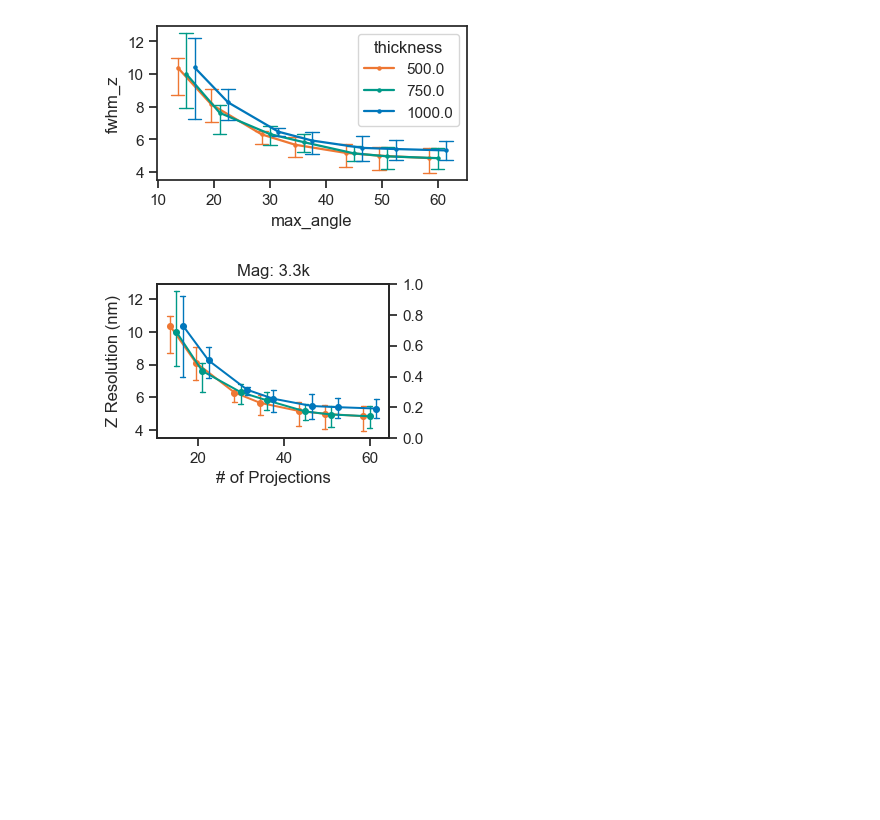
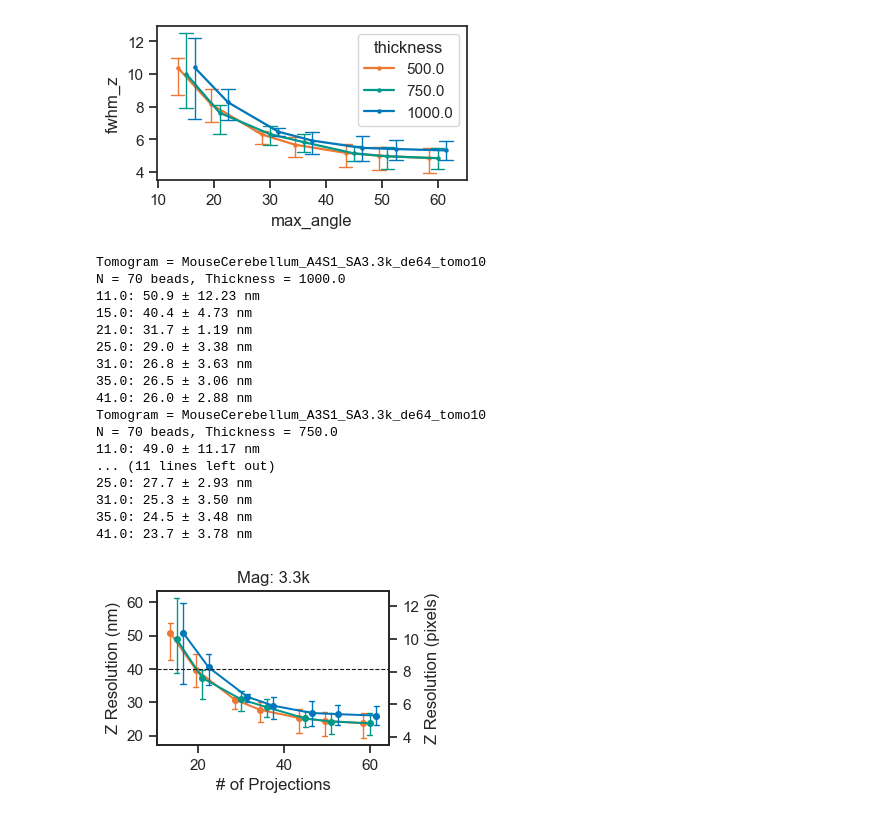
Before and after one commit to kuan-lab/tem-tomo, a Jupyter notebook: bead_resolution/250826_bead_res.ipynb, the cells around one changed output. Saved outputs shown, nothing was run; the diff lists cells and outputs as text; code cells hidden in the pictures; blank space fills up the shorter version.

```diff
--- a/bead_resolution/250826_bead_res.ipynb
+++ b/bead_resolution/250826_bead_res.ipynb
@@ -4,6 +4,8 @@
 import utils
 import importlib
 importlib.reload(utils)
+
+figs_dir = '/Users/atk42/OneDrive - Yale University/Kuan Lab Shared/Projects/TEM_tomo/fig_panels/'
 # %% [output]
 The autoreload extension is already loaded. To reload it, use:
   %reload_ext autoreload
@@ -41,8 +42,9 @@ beads_df_3k = utils.fits_dataframe_from_config(
     "250827_tomograms_beads.yaml",
     root_dir="250827_beads_data",
     linewidth=1,
-    r2_cutoff=0.6,      # your default
-    bead_diam_nm=0.0,   # keep 0 (no deconvolution)
+    r2_cutoff=0.5,      # your default
+    bead_diam_nm=0.0,
+    # keep 0 (no deconvolution)
 )
 beads_df_3k.head()
 # %% [output]
@@ -96,43 +121,69 @@ elif mag == '11k':
     my_df = beads_df_11k
 
 #pixel_size = my_df['pixel_size'].values[0]
 
 sns.set_theme(rc={'figure.figsize':(3,2),'lines.linewidth':0.8},style = 'ticks')
 
-g = sns.pointplot(my_df,x='max_angle', y = 'fwhm_z', hue='thickness', estimator='mean',
+g = sns.pointplot(my_df,x='max_angle', y = 'res_nm_z', hue='thickness', estimator='mean',
             errorbar=('pi',50),
             #errorbar = None,
             native_scale=True, dodge = 0.5, palette=thick_pal,
             log_scale = False,  markersize = 4, capsize = .2,
             err_kws={'linewidth':1})
 
 
-
 handles, labels = g.get_legend_handles_labels()
 order = [2,1,0]
 g.legend().remove()
 #g.legend([handles[idx] for idx in order],[labels[idx] for idx in order],
 #         title = 'Thickness', bbox_to_anchor=(-0.3, -.8), loc='lower left',ncol=3)
-#g.axhline(y=2*pixel_size, color = 'k', linestyle = '--')
+g.axhline(y=40, color = 'k', linestyle = '--')
 g.set_xlabel('# of Projections')
 g.set_ylabel('Z Resolution (nm)')
 g.set_title('Mag: %s' % mag)#, ha='left', x = 0.1)
 #g.grid(axis='y', color = 'k', linewidth=0.5)
-#g.set_ylim([10,g.get_ylim()[1]])
+#g.set_ylim([0,g.get_ylim()[1]])
 
+pixel_size = my_df['pxl_size'].values[0]
 ax2 = g.twinx()
-#y1, y2 = g.get_ylim()
-#ax2.set_ylim(y1/pixel_size, y2/pixel_size)
+y1, y2 = g.get_ylim()
+ax2.set_ylim(y1/pixel_size, y2/pixel_size)
 #ax2.set_yticks([2,3])
-#ax2.set_ylabel('Z Resolution (pixels)')
+ax2.set_ylabel('Z Resolution (pixels)')
 #sns.despine()
 
+import numpy as np
+import scipy.stats as stats
 #num_ang = 21
-#for thickness in my_df.thickness.unique():
-#    test_df = my_df[my_df.thickness == thickness]
-#    test_df = test_df[test_df.num_ang == num_ang]
+for tomo in my_df.tomogram.unique():
+    thickness = my_df[my_df.tomogram == tomo]['thickness'].values[0]
+    n_beads = len(my_df[my_df.tomogram == tomo])
+    #for thickness in my_df.thickness.unique():
+    print('Tomogram = %s' % tomo)
+    print('N = %i beads, Thickness = %0.1f' % (n_beads,thickness))
+    for num_proj in my_df.num_proj.unique():
+        test_df = my_df[my_df.thickness == thickness]
+        test_df = test_df[test_df.num_proj == num_proj]
+        print('%s: %0.1f ± %0.2f nm' % (num_proj,np.mean(test_df.res_nm_z.values),stats.iqr(test_df.res_nm_z.values)/2))
 
-#    print('%s: %0.1f ± %0.2f nm' % (thickness,np.mean(test_df.fsc_resolution.values),stats.iqr(test_df.fsc_resolution.values)/2))
-#plt.savefig(figs_dir + '250707_rev_Fig1e_Numang_FSCres_thickness_3D_%s.pdf' % mag, bbox_inches = 'tight')
+import matplotlib.pyplot as plt
+plt.savefig(figs_dir + '250917_rev_Fig1g_Zres_beads_%s.pdf' % mag, bbox_inches = 'tight')
 # %% [output]
+Tomogram = MouseCerebellum_A4S1_SA3.3k_de64_tomo10
+N = 70 beads, Thickness = 1000.0
+11.0: 50.9 ± 12.23 nm
+15.0: 40.4 ± 4.73 nm
+21.0: 31.7 ± 1.19 nm
+25.0: 29.0 ± 3.38 nm
+31.0: 26.8 ± 3.63 nm
+35.0: 26.5 ± 3.06 nm
+41.0: 26.0 ± 2.88 nm
+Tomogram = MouseCerebellum_A3S1_SA3.3k_de64_tomo10
+N = 70 beads, Thickness = 750.0
+11.0: 49.0 ± 11.17 nm
+... (11 lines left out)
+25.0: 27.7 ± 2.93 nm
+31.0: 25.3 ± 3.50 nm
+35.0: 24.5 ± 3.48 nm
+41.0: 23.7 ± 3.78 nm
-[figure, old version]
+[figure, new version]
```
Also changed, not shown: parts of 5 cells of this notebook, 3 other files.
